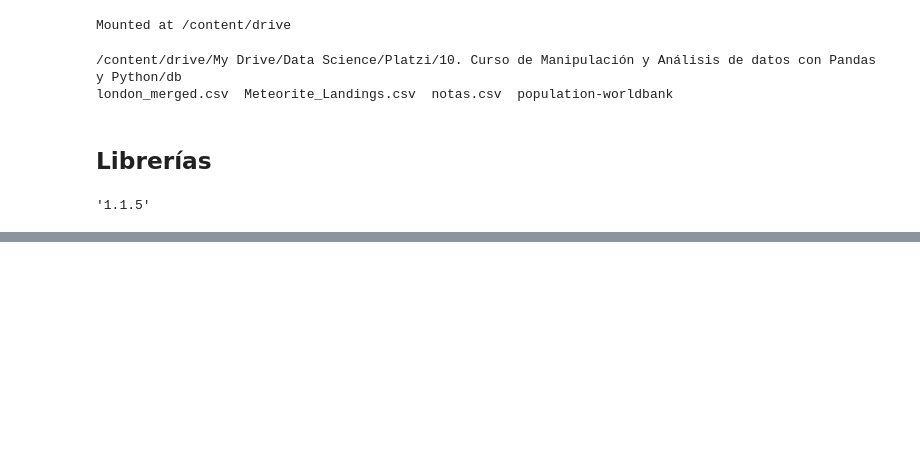
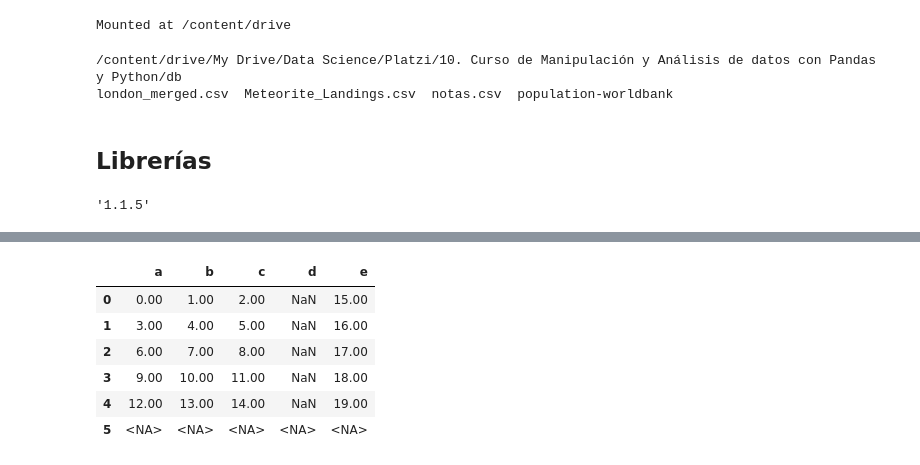
Before and after one commit to FernandoCallasaca/data_science_projects, a Jupyter notebook: 9_merge.ipynb, the cells around one changed output, grey strips where cells are left out. Drawn from its saved outputs; the diff is of its cells as text; code cells hidden in the pictures; blank space fills up the shorter version.

```diff
--- a/9_merge.ipynb
+++ b/9_merge.ipynb
@@ -35,0 +94,4 @@ np.set_printoptions(precision = 2)
+# %%
+# Creamos un data frame
+df = pd.DataFrame(np.arange(0,15).reshape(5,3), columns = ['a', 'b', 'c'])
+df
@@ -35,0 +105,3 @@ np.set_printoptions(precision = 2)
+# %%
+df['d'] = np.nan
+df
@@ -35,0 +115,3 @@ np.set_printoptions(precision = 2)
+# %%
+df['e'] = np.arange(15,20)
+df
@@ -35,0 +125,11 @@ np.set_printoptions(precision = 2)
+# %%
+df.loc[5,:] = pd.NA
+df
+# %% [output]
+|  | a | b | c | d | e |
+| 0 | 0.00 | 1.00 | 2.00 | NaN | 15.00 |
+| 1 | 3.00 | 4.00 | 5.00 | NaN | 16.00 |
+| 2 | 6.00 | 7.00 | 8.00 | NaN | 17.00 |
+| 3 | 9.00 | 10.00 | 11.00 | NaN | 18.00 |
+| 4 | 12.00 | 13.00 | 14.00 | NaN | 19.00 |
+| 5 | <NA> | <NA> | <NA> | <NA> | <NA> |
```
Also changed, not shown: parts of 40 cells of this notebook.
